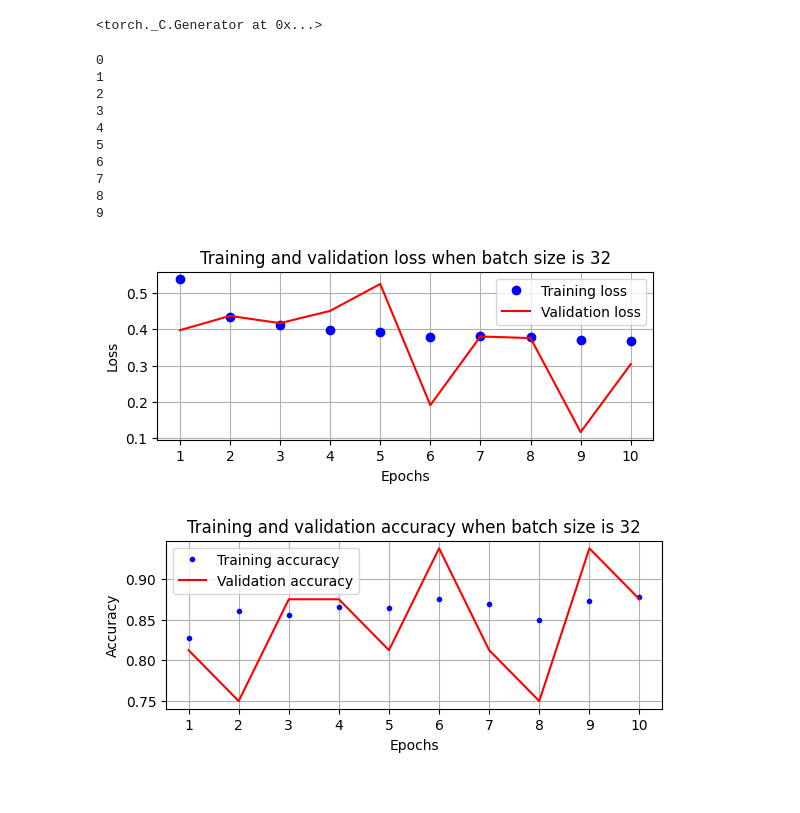
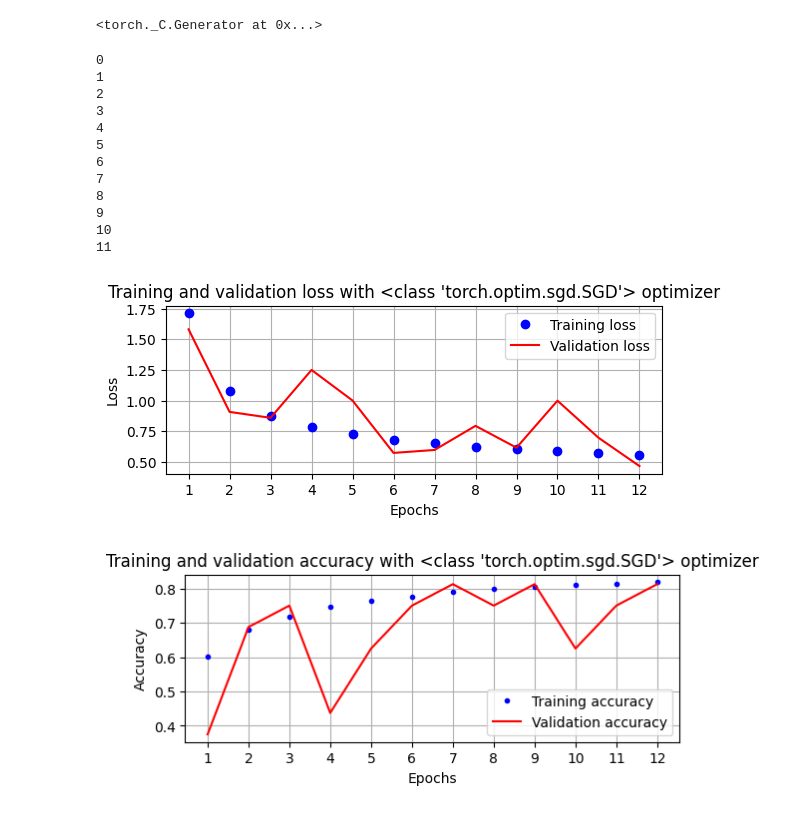
Before and after one commit to rongxie2023/dlcv, a Jupyter notebook: Chapter03/07-Varying_loss_optimizer.ipynb, the cells around one changed output. Drawn from its saved outputs; the diff is of its cells as text; code cells hidden in the pictures.

```diff
--- a/Chapter03/07-Varying_loss_optimizer.ipynb
+++ b/Chapter03/07-Varying_loss_optimizer.ipynb
@@ -21,15 +21,15 @@ transform = transforms.Compose([
     transforms.ToTensor()   #这个函数会将数据归一化
 ])
 
-batch_size=32
-
 def get_data():
     train_dataset = datasets.FashionMNIST(root=data_folder, train=True, transform=transform, download=True)
     test_dataset = datasets.FashionMNIST(root=data_folder, train=False, transform=transform, download=True)
-    train_loader = DataLoader(train_dataset, batch_size=batch_size, shuffle=True)
+    train_loader = DataLoader(train_dataset, batch_size=32, shuffle=True)
     test_loader = DataLoader(test_dataset, batch_size=32, shuffle=True)
     return train_loader,test_loader
 # %%
+lr=0.001
+
 from torch.optim import SGD, Adam
 def get_model():
     model = nn.Sequential(
@@ -40,8 +40,8 @@ def get_model():
     ).to(device)
 
     loss_fn = nn.CrossEntropyLoss()
-    # optimizer = SGD(model.parameters(), lr=1e-2)
-    optimizer = Adam(model.parameters(), lr=1e-2)
+    optimizer = SGD(model.parameters(), lr=lr)
+    # optimizer = Adam(model.parameters(), lr=lr)
 
     return model, loss_fn, optimizer
 
@@ -76,7 +76,8 @@ model, loss_fn, optimizer = get_model()
 # %%
 train_losses, train_accuracies = [], []
 val_losses, val_accuracies = [], []
-for epoch in range(10):
+num_epochs=12
+for epoch in range(num_epochs):
     print(epoch)
     train_epoch_losses, train_epoch_accuracies = [], []
     for x,y in trn_dl:
@@ -84,14 +85,11 @@ for epoch in range(10):
         y=y.to(device)
         batch_loss = train_batch(x, y, model, optimizer, loss_fn)
         train_epoch_losses.append(batch_loss)
-    train_epoch_loss = np.array(train_epoch_losses).mean()
-
-    for x,y in trn_dl:
-        x=x.to(device)
-        y=y.to(device)
         is_correct = accuracy(x, y, model)
         train_epoch_accuracies.extend(is_correct)
+    train_epoch_loss = np.array(train_epoch_losses).mean()
     train_epoch_accuracy = np.mean(train_epoch_accuracies)
+
     for x,y in val_dl:
         x=x.to(device)
         y=y.to(device)
@@ -113,33 +111,35 @@ for epoch in range(10):
 7
 8
 9
+10
+11
 # %%
-epochs = np.arange(10)+1
+epochs = np.arange(num_epochs)+1
 import matplotlib.ticker as mtick
 import matplotlib.pyplot as plt
 import matplotlib.ticker as mticker
 %matplotlib inline
 plt.subplot(211)
 plt.plot(epochs, train_losses, 'bo', label='Training loss')
 plt.plot(epochs, val_losses, 'r', label='Validation loss')
 plt.gca().xaxis.set_major_locator(mticker.MultipleLocator(1))
-plt.title('Training and validation loss with Adam optimizer')
+plt.title(f'Training and validation loss with {type(optimizer)} optimizer')
 plt.xlabel('Epochs')
 plt.ylabel('Loss')
 plt.legend()
 plt.grid('off')
 plt.show()
 plt.subplot(212)
 plt.plot(epochs, train_accuracies, 'b.', label='Training accuracy')
 plt.plot(epochs, val_accuracies, 'r', label='Validation accuracy')
 plt.gca().xaxis.set_major_locator(mticker.MultipleLocator(1))
-plt.title('Training and validation accuracy with Adam optimizer')
+plt.title(f'Training and validation accuracy with {type(optimizer)} optimizer')
 plt.xlabel('Epochs')
 plt.ylabel('Accuracy')
 # plt.gca().set_yticklabels(['{:.0f}%'.format(x*100) for x in plt.gca().get_yticks()])
 plt.legend()
 plt.grid('off')
 plt.show()
 # %% [output]
-[figure, old version]
+[figure, new version]
-[figure, old version]
+[figure, new version]
```
Also changed, not shown: parts of 1 cell of this notebook, 1 other file.
